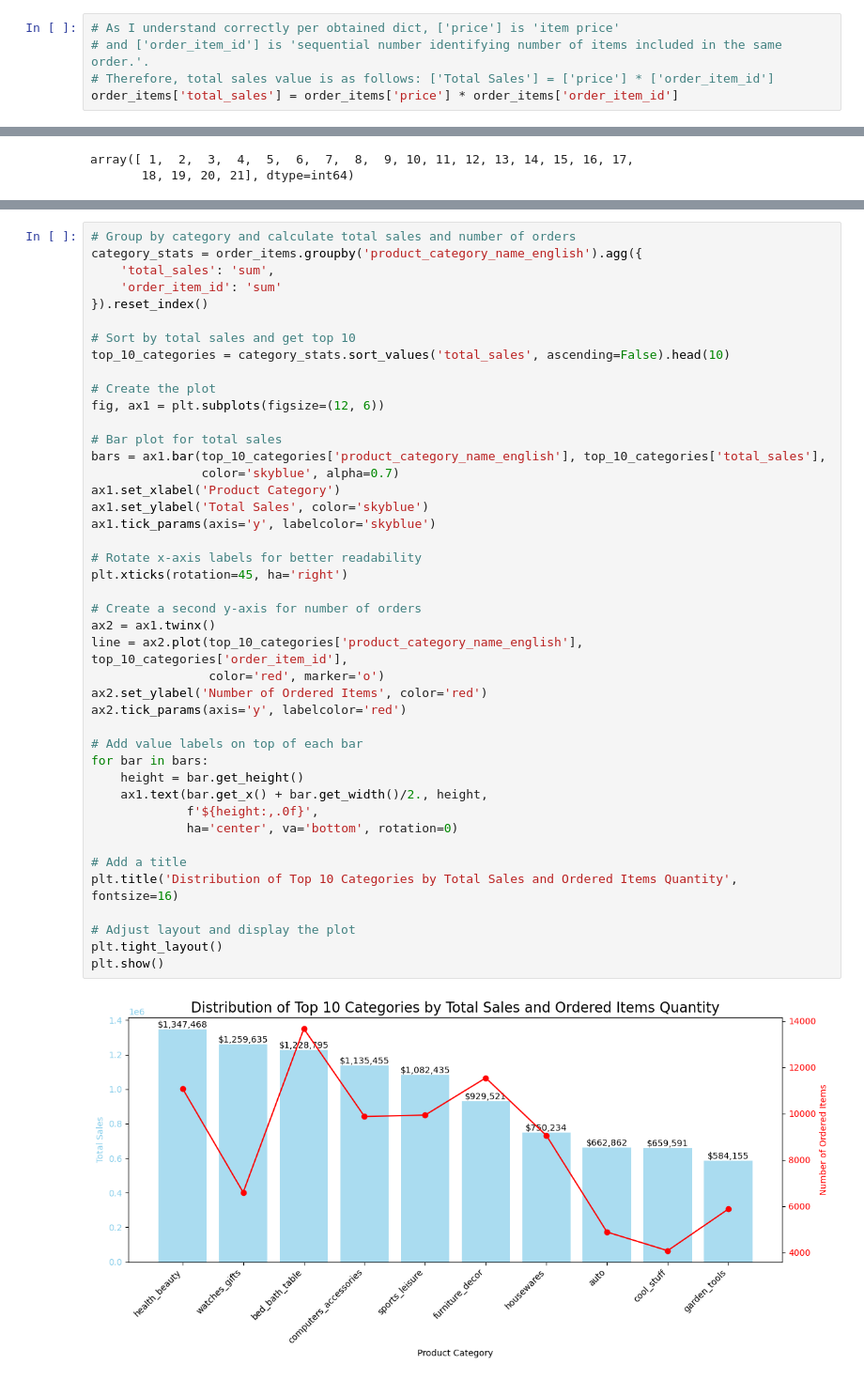
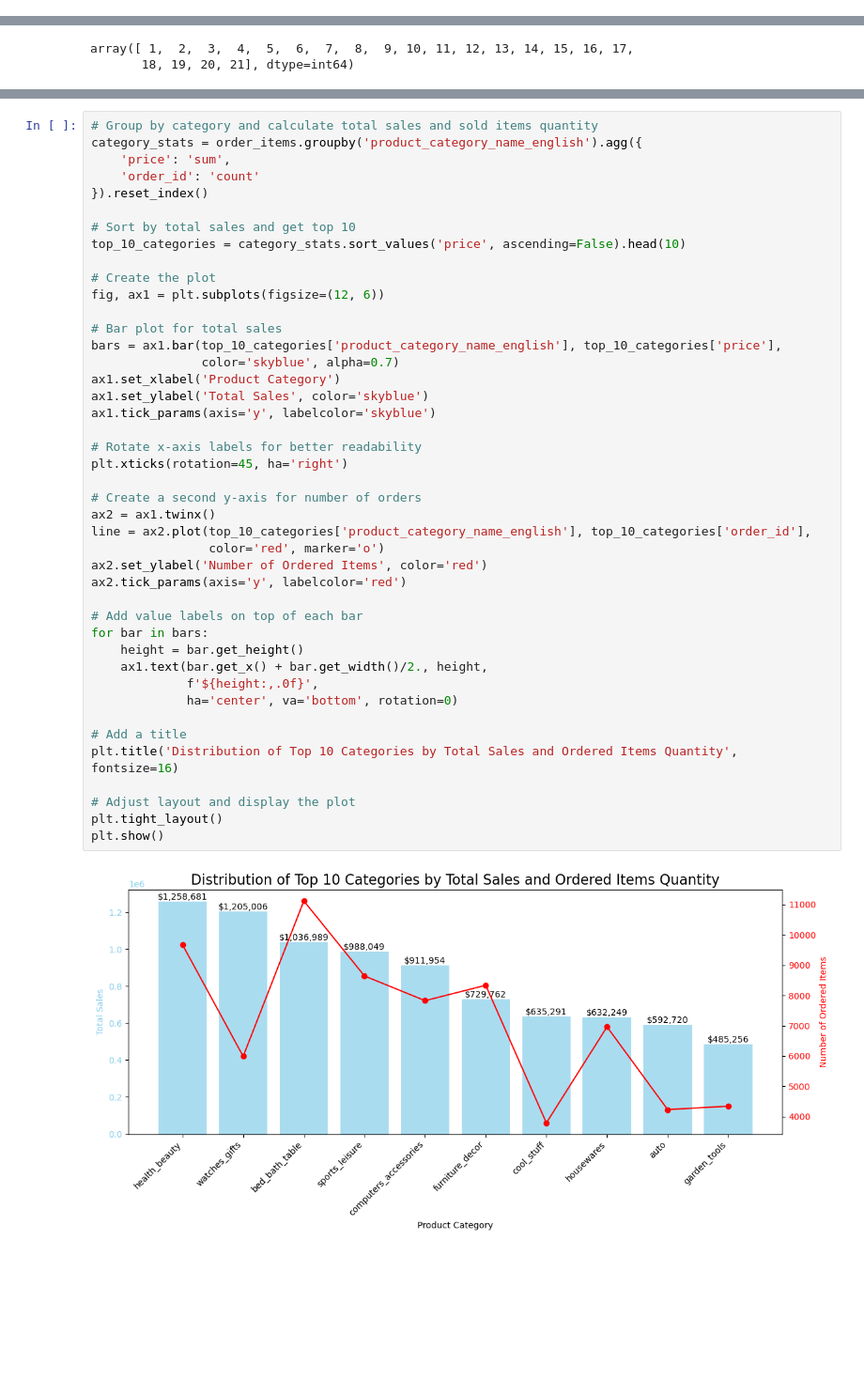
Before and after one commit to popraf/Demand-Forecasting, a Jupyter notebook: EDA.ipynb, the cells around one changed output, grey strips where cells are left out. Shown at 94% size. Cells and saved outputs as stored; diff of their text form; blank space fills up the shorter version.

```diff
--- a/EDA.ipynb
+++ b/EDA.ipynb
@@ -175,11 +175,6 @@ After the join we lost 1603 rows due to lact of information about the purchase t
 # Drop redundant data, not related to this task
 # As this is just a demonstration, we won't be adding information such as holidays for a different set of countries the customers are from etc
 order_items = order_items.drop(columns=['freight_value','shipping_limit_date','product_category_name'])
-# %%
-# As I understand correctly per obtained dict, ['price'] is 'item price'
-# and ['order_item_id'] is 'sequential number identifying number of items included in the same order.'.
-# Therefore, total sales value is as follows: ['Total Sales'] = ['price'] * ['order_item_id']
-order_items['total_sales'] = order_items['price'] * order_items['order_item_id']
 # %%
 # Add a set of information regarding sale timestamp
 order_items['Purchase Date'] = order_items['order_purchase_timestamp'].dt.to_period('D')
@@ -482,45 +456,45 @@ plt.show()
 # %%
-# Group by category and calculate total sales and number of orders
+# Group by category and calculate total sales and sold items quantity
 category_stats = order_items.groupby('product_category_name_english').agg({
-    'total_sales': 'sum',
-    'order_item_id': 'sum'
+    'price': 'sum',
+    'order_id': 'count'
 }).reset_index()
 
 # Sort by total sales and get top 10
-top_10_categories = category_stats.sort_values('total_sales', ascending=False).head(10)
+top_10_categories = category_stats.sort_values('price', ascending=False).head(10)
 
 # Create the plot
 fig, ax1 = plt.subplots(figsize=(12, 6))
 
 # Bar plot for total sales
-bars = ax1.bar(top_10_categories['product_category_name_english'], top_10_categories['total_sales'],
+bars = ax1.bar(top_10_categories['product_category_name_english'], top_10_categories['price'],
                color='skyblue', alpha=0.7)
 ax1.set_xlabel('Product Category')
 ax1.set_ylabel('Total Sales', color='skyblue')
 ax1.tick_params(axis='y', labelcolor='skyblue')
 
 # Rotate x-axis labels for better readability
 plt.xticks(rotation=45, ha='right')
 
 # Create a second y-axis for number of orders
 ax2 = ax1.twinx()
-line = ax2.plot(top_10_categories['product_category_name_english'], top_10_categories['order_item_id'],
+line = ax2.plot(top_10_categories['product_category_name_english'], top_10_categories['order_id'],
                 color='red', marker='o')
 ax2.set_ylabel('Number of Ordered Items', color='red')
 ax2.tick_params(axis='y', labelcolor='red')
 
 # Add value labels on top of each bar
 for bar in bars:
     height = bar.get_height()
     ax1.text(bar.get_x() + bar.get_width()/2., height,
              f'${height:,.0f}',
              ha='center', va='bottom', rotation=0)
 
 # Add a title
 plt.title('Distribution of Top 10 Categories by Total Sales and Ordered Items Quantity', fontsize=16)
 
 # Adjust layout and display the plot
 plt.tight_layout()
 plt.show()
 # %% [output]
-[figure, old version]
+[figure, new version]
```
Also changed, not shown: parts of 10 cells of this notebook.
